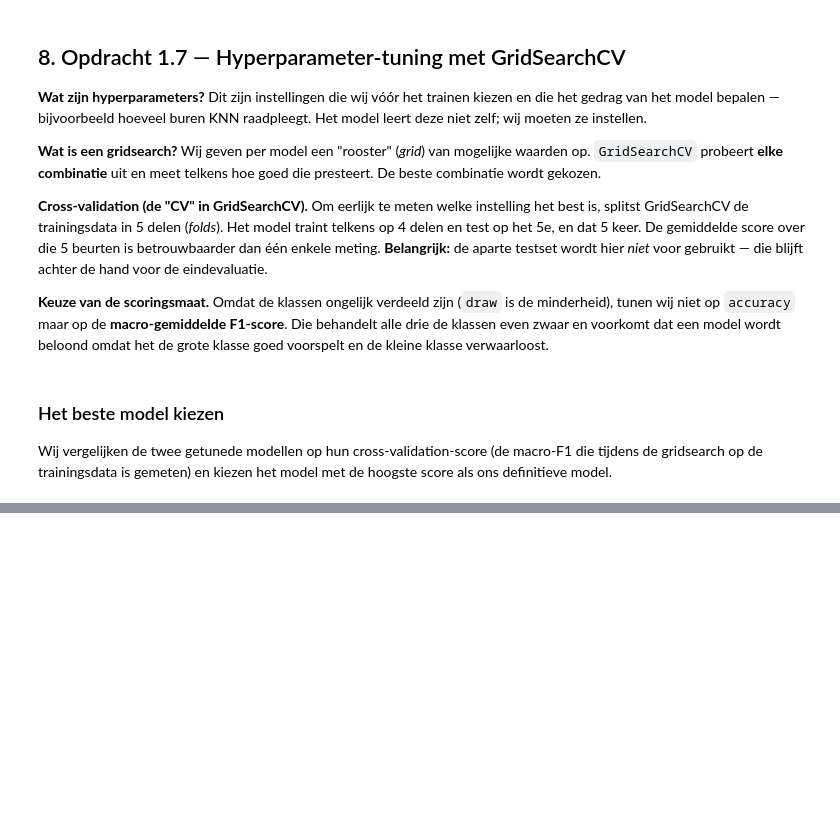
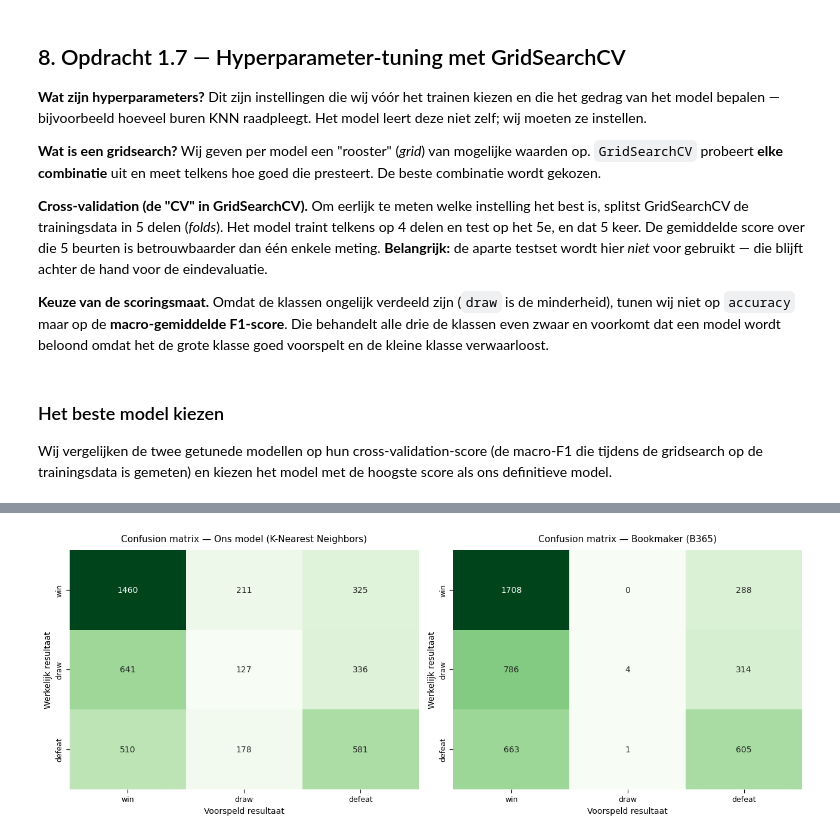
Before and after one commit to EchoinSilences/Datalab2, a Jupyter notebook: Report.ipynb, the cells around one changed output, grey strips where cells are left out. Cells and saved outputs as stored; diff of their text form; code cells hidden in the pictures; blank space fills up the shorter version.

```diff
--- a/Report.ipynb
+++ b/Report.ipynb
@@ -1464,0 +1879,37 @@ beste_naam, beste_model = kies_beste_model(grids)
+# %%
+def plot_dubbele_confusion_matrix(df):
+    """
+    Description:
+        Tekent de confusion matrix van ons model en die van de bookmaker naast
+        elkaar, zodat in één oogopslag zichtbaar is welk type fouten elk maakt.
+
+    Args:
+        df (pd.DataFrame): DataFrame met de kolommen 'werkelijk',
+            'model_voorspelling' en 'bookmaker_voorspelling'.
+
+    Returns:
+        None
+    """
+    from sklearn.metrics import confusion_matrix
+
+    labels = ['win', 'draw', 'defeat']
+    fig, assen = plt.subplots(1, 2, figsize=(13, 5))
+
+    for ax, kolom, titel in [
+        (assen[0], 'model_voorspelling', f'Ons model ({beste_naam})'),
+        (assen[1], 'bookmaker_voorspelling', 'Bookmaker (B365)'),
+    ]:
+        cm = confusion_matrix(df['werkelijk'], df[kolom], labels=labels)
+        sns.heatmap(cm, annot=True, fmt='d', cmap='Greens',
+                    xticklabels=labels, yticklabels=labels, cbar=False, ax=ax)
+        ax.set_xlabel('Voorspeld resultaat')
+        ax.set_ylabel('Werkelijk resultaat')
+        ax.set_title(f'Confusion matrix — {titel}')
+
+    plt.tight_layout()
+    plt.show()
+
+
+plot_dubbele_confusion_matrix(vergelijking)
+# %% [output]
+[figure, added]
```
Also changed, not shown: parts of 18 cells of this notebook.
